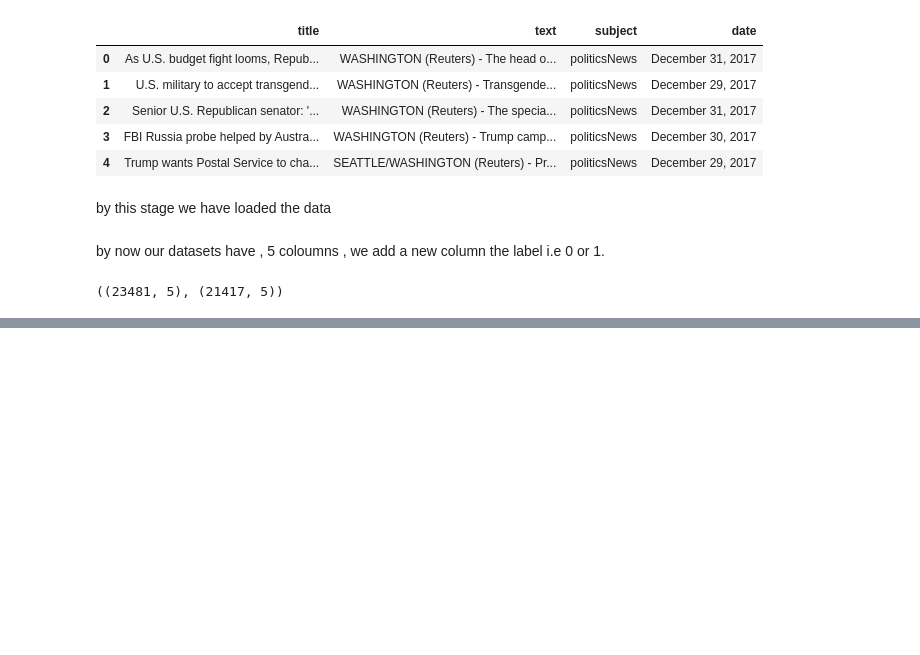
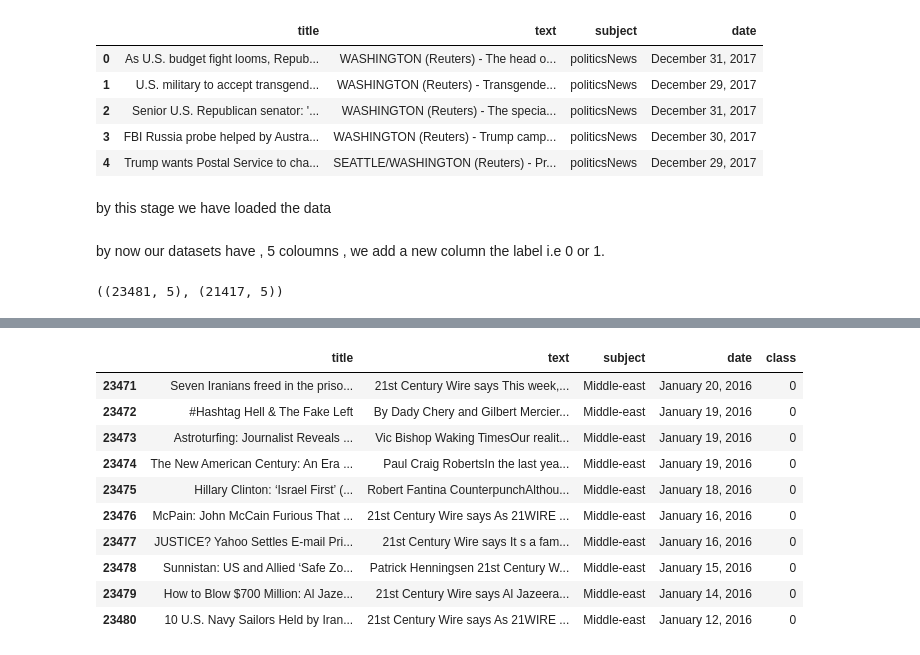
Before and after one commit to saadkarim754/Fake_News_classification, a Jupyter notebook: fake_news_detection_using_gradient_boosting.ipynb, the cells around one changed output, grey strips where cells are left out. Cells and saved outputs as stored; diff of their text form; code cells hidden in the pictures; blank space fills up the shorter version.

```diff
--- a/fake_news_detection_using_gradient_boosting.ipynb
+++ b/fake_news_detection_using_gradient_boosting.ipynb
@@ -47,0 +49,8 @@ first number is the rows and second is the column
+# %%
+data_fake_manual_testing = data_fake.tail(10)
+for i in range(23480,23470,-1):
+    data_fake.drop([i],axis=0,inplace=True)
+
+data_true_manual_testing = data_true.tail(10)
+for i in range(21416,21406,-1):
+    data_true.drop([i],axis=0,inplace=True)
@@ -47,0 +63,3 @@ first number is the rows and second is the column
+# %%
+data_fake_manual_testing["class"]=0
+data_true_manual_testing["class"]=1
@@ -47,0 +77,14 @@ first number is the rows and second is the column
+# %%
+data_fake_manual_testing.head(10)
+# %% [output]
+|  | title | text | subject | date | class |
+| 23471 | Seven Iranians freed in the priso... | 21st Century Wire says This week,... | Middle-east | January 20, 2016 | 0 |
+| 23472 | #Hashtag Hell & The Fake Left | By Dady Chery and Gilbert Mercier... | Middle-east | January 19, 2016 | 0 |
+| 23473 | Astroturfing: Journalist Reveals ... | Vic Bishop Waking TimesOur realit... | Middle-east | January 19, 2016 | 0 |
+| 23474 | The New American Century: An Era ... | Paul Craig RobertsIn the last yea... | Middle-east | January 19, 2016 | 0 |
+| 23475 | Hillary Clinton: ‘Israel First’ (... | Robert Fantina CounterpunchAlthou... | Middle-east | January 18, 2016 | 0 |
+| 23476 | McPain: John McCain Furious That ... | 21st Century Wire says As 21WIRE ... | Middle-east | January 16, 2016 | 0 |
+| 23477 | JUSTICE? Yahoo Settles E-mail Pri... | 21st Century Wire says It s a fam... | Middle-east | January 16, 2016 | 0 |
+| 23478 | Sunnistan: US and Allied ‘Safe Zo... | Patrick Henningsen 21st Century W... | Middle-east | January 15, 2016 | 0 |
+| 23479 | How to Blow $700 Million: Al Jaze... | 21st Century Wire says Al Jazeera... | Middle-east | January 14, 2016 | 0 |
+| 23480 | 10 U.S. Navy Sailors Held by Iran... | 21st Century Wire says As 21WIRE ... | Middle-east | January 12, 2016 | 0 |
```
Also changed, not shown: parts of 31 cells of this notebook.
